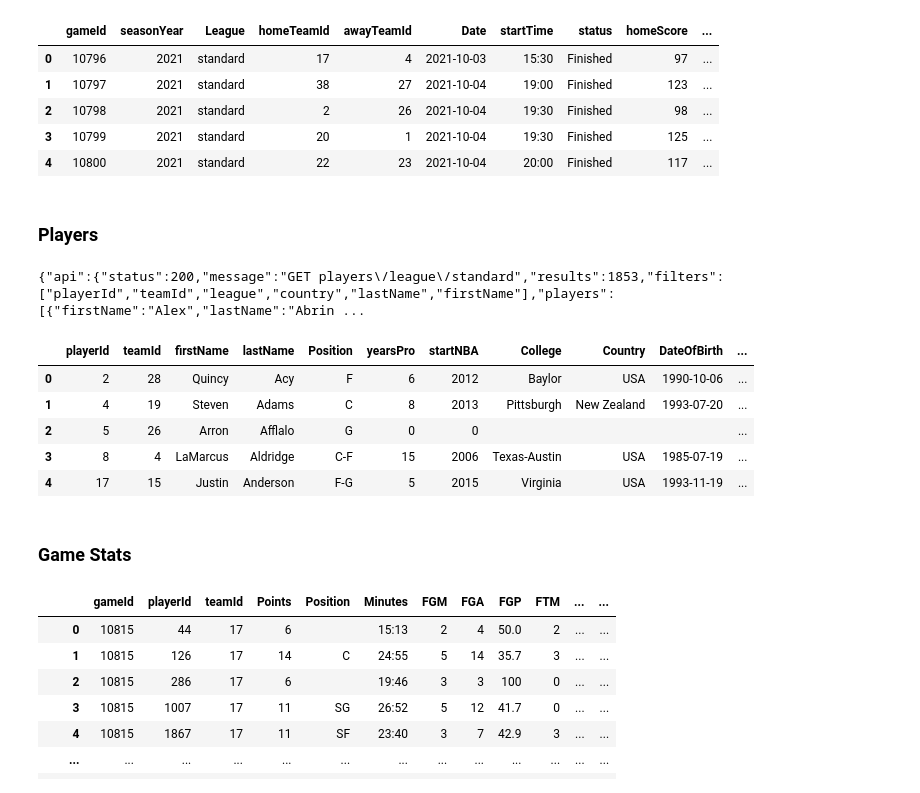
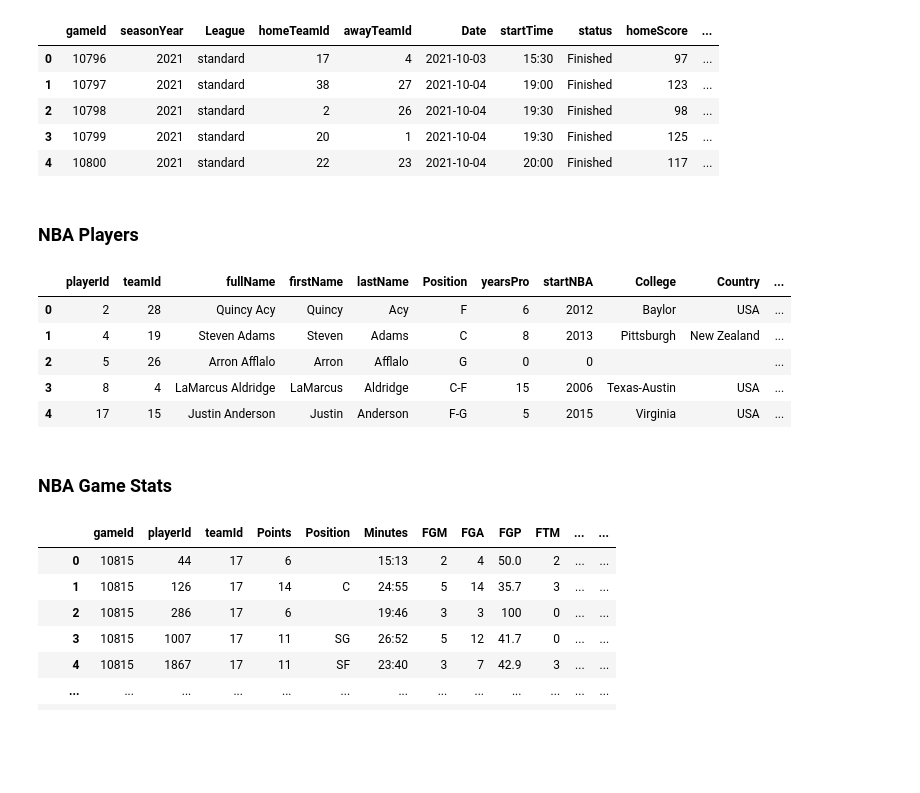
Before and after one commit to bcroarkin2726/SportsBetting, a Jupyter notebook: PlayerPropAnalysis/BetPropAnalysis_Setup.ipynb, the cells around one changed output. Drawn from its saved outputs; the diff is of its cells as text; code cells hidden in the pictures; blank space fills up the shorter version.

Commit message:
Updates
Connected NBA Stats to the projections to get some grading on the bet suggestions

```diff
--- a/PlayerPropAnalysis/BetPropAnalysis_Setup.ipynb
+++ b/PlayerPropAnalysis/BetPropAnalysis_Setup.ipynb
@@ -637,7 +637,7 @@ headers = {
 response = requests.request("GET", url, headers=headers)
 
 # Create a dataframe to append results to
-NBA_Teams = pd.DataFrame(columns=['teamId', 'fullName', 'Conference', 'Division'])
+NBA_Teams = pd.DataFrame(columns=['teamId', 'shortName', 'City', 'Nickname', 'fullName', 'Conference', 'Division'])
 
 # Set the response as a JSON and extract the games section
 teams = json.loads(response.text)
@@ -653,12 +653,15 @@ for team in teams:
 
         # Grab needed fields
         teamId = team['teamId']
+        shortName = team['shortName']
+        city = team['city']
+        nickname = team['nickname']
         fullName = team['fullName']
         conference = team['leagues']['standard']['confName']
         division = team['leagues']['standard']['divName']
 
         # Create list to add to dataframe
-        nba_teams_list = [teamId, fullName, conference, division]
+        nba_teams_list = [teamId, shortName, city, nickname, fullName, conference, division]
 
         # Append the list to the dataframe
         NBA_Teams.loc[len(NBA_Teams)] = nba_teams_list
@@ -766,24 +769,21 @@ NBA_Games.head()
 # Save the file as a csv for analysis
 NBA_Games.to_csv('Data/NBA_Games.csv', index=False)
 # %% [markdown]
-### Players
+### NBA Players
-# %%
-url = "https://api-nba-v1.p.rapidapi.com/players/league/standard"
-
-headers = {
-    'x-rapidapi-host': "api-nba-v1.p.rapidapi.com",
-    'x-rapidapi-key': "40cfc5891cmshe48d38938873f74p12526ejsnb332fefe9905"
-    }
-
-response = requests.request("GET", url, headers=headers)
-
-print(response.text)
-# %% [output]
-{"api":{"status":200,"message":"GET players\/league\/standard","results":1853,"filters":["playerId","teamId","league","country","lastName","firstName"],"players":[{"firstName":"Alex","lastName":"Abrin ...
 # %%
+# RapidNBA's NBA Players URL
+url = "https://api-nba-v1.p.rapidapi.com/players/league/standard"
+
+headers = {
+    'x-rapidapi-host': "api-nba-v1.p.rapidapi.com",
+    'x-rapidapi-key': "40cfc5891cmshe48d38938873f74p12526ejsnb332fefe9905"
+    }
+
+response = requests.request("GET", url, headers=headers)
+
 # Create a dataframe to append results to
-NBA_Players = pd.DataFrame(columns=['playerId', 'teamId', 'firstName', 'lastName', 'Position', 'yearsPro', 'startNBA',
-                                   'College', 'Country', 'DateOfBirth', 'Height', 'Weight'])
+NBA_Players = pd.DataFrame(columns=['playerId', 'teamId', 'fullName', 'firstName', 'lastName', 'Position', 'yearsPro',
+                                    'startNBA', 'College', 'Country', 'DateOfBirth', 'Height', 'Weight'])
 
 # Set the response as a JSON and extract the games section
 players = json.loads(response.text)
@@ -796,46 +796,47 @@ for player in players:
     active = player['leagues']['standard']['active']
     leagues = player['leagues'].keys()
 
     if ('standard' in leagues) & (active == '1'):
 
         # Grab needed fields
         playerId = player['playerId']
         firstName = player['firstName']
         lastName = player['lastName']
+        fullName = firstName + ' ' + lastName
         teamId = player['teamId']
         yearsPro = player['yearsPro']
         college = player['collegeName']
         country = player['country']
         startNba = player['startNba']
         dateOfBirth = player['dateOfBirth']
         height = player['heightInMeters']
         weight = player['weightInKilograms']
         position = player['leagues']['standard']['pos']
 
         # Create list to add to dataframe
-        nba_players_list = [playerId, teamId, firstName, lastName, position, yearsPro, startNba, college, country,
-                           dateOfBirth, height, weight]
+        nba_players_list = [playerId, teamId, fullName, firstName, lastName, position, yearsPro, startNba, college,
+                            country, dateOfBirth, height, weight]
 
         # Append the list to the dataframe
         NBA_Players.loc[len(NBA_Players)] = nba_players_list
 
     else:
 
         continue
 
 NBA_Players.head()
 # %% [output]
-|  | playerId | teamId | firstName | lastName | Position | yearsPro | startNBA | College | Country | DateOfBirth | ... |
-| 0 | 2 | 28 | Quincy | Acy | F | 6 | 2012 | Baylor | USA | 1990-10-06 | ... |
-| 1 | 4 | 19 | Steven | Adams | C | 8 | 2013 | Pittsburgh | New Zealand | 1993-07-20 | ... |
-| 2 | 5 | 26 | Arron | Afflalo | G | 0 | 0 |  |  |  | ... |
-| 3 | 8 | 4 | LaMarcus | Aldridge | C-F | 15 | 2006 | Texas-Austin | USA | 1985-07-19 | ... |
-| 4 | 17 | 15 | Justin | Anderson | F-G | 5 | 2015 | Virginia | USA | 1993-11-19 | ... |
+|  | playerId | teamId | fullName | firstName | lastName | Position | yearsPro | startNBA | College | Country | ... |
+| 0 | 2 | 28 | Quincy Acy | Quincy | Acy | F | 6 | 2012 | Baylor | USA | ... |
+| 1 | 4 | 19 | Steven Adams | Steven | Adams | C | 8 | 2013 | Pittsburgh | New Zealand | ... |
+| 2 | 5 | 26 | Arron Afflalo | Arron | Afflalo | G | 0 | 0 |  |  | ... |
+| 3 | 8 | 4 | LaMarcus Aldridge | LaMarcus | Aldridge | C-F | 15 | 2006 | Texas-Austin | USA | ... |
+| 4 | 17 | 15 | Justin Anderson | Justin | Anderson | F-G | 5 | 2015 | Virginia | USA | ... |
 # %%
 # Save the file as a csv for analysis
 NBA_Players.to_csv('Data/NBA_Players.csv', index=False)
 # %% [markdown]
-### Game Stats
+### NBA Game Stats
 # %%
 # Create a dataframe to append results to
 NBA_GameStats = pd.DataFrame(columns=['gameId', 'playerId', 'teamId', 'Points', 'Position', 'Minutes', 'FGM', 'FGA',
```
Also changed, not shown: parts of 6 cells of this notebook, 8 other files.
